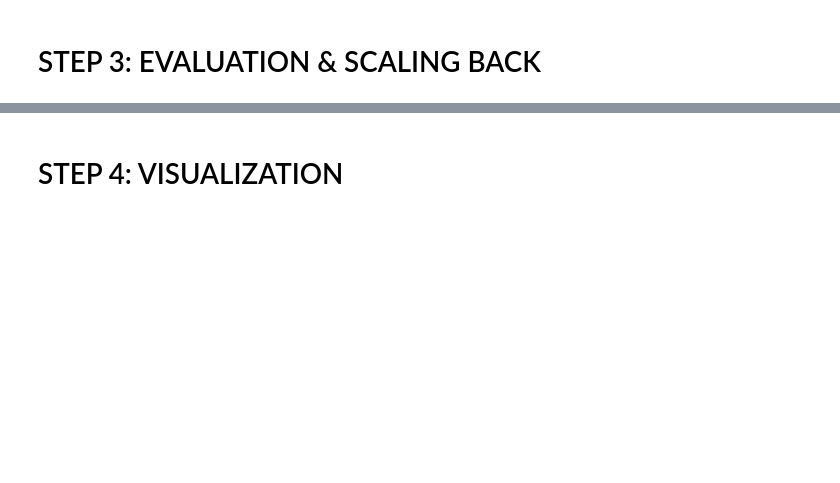
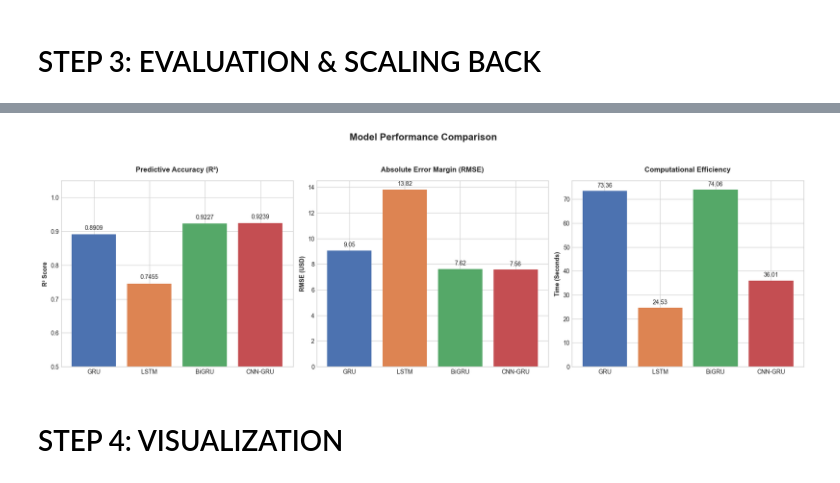
Before and after one commit to Bukhari7703/ML_FSA1_Bukhari, a Jupyter notebook: main_5-year.ipynb, the cells around one changed output, grey strips where cells are left out. Drawn from its saved outputs; the diff is of its cells as text; code cells hidden in the pictures; blank space fills up the shorter version.

```diff
--- a/main_5-year.ipynb
+++ b/main_5-year.ipynb
@@ -330,3 +334,47 @@ R²            : 0.90
+# %%
+def plot_performance_charts(df):
+    # Set up global plot style
+    plt.style.use('seaborn-v0_8-whitegrid')
+    fig, axes = plt.subplots(1, 3, figsize=(18, 5.5))
+
+    models = df['Model']
+    colors = ['#4C72B0', '#DD8452', '#55A868', '#C44E52'] # Distinct colors for each model
+
+    # --- Plot 1: R² Score (Higher is Better) ---
+    axes[0].bar(models, df['R²'], color=colors)
+    axes[0].set_ylabel('R² Score', fontweight='bold')
+    axes[0].set_title('Predictive Accuracy (R²)', fontweight='bold', pad=15)
+    axes[0].set_ylim(0.5, 1.05) # Scaled to highlight differences
+
+    # Add value labels on top of bars
+    for i, v in enumerate(df['R²']):
+        axes[0].text(i, v + 0.01, str(v), ha='center', va='bottom', fontsize=10)
+
+    # --- Plot 2: RMSE (Lower is Better) ---
+    axes[1].bar(models, df['RMSE'], color=colors)
+    axes[1].set_ylabel('RMSE (USD)', fontweight='bold')
+    axes[1].set_title('Absolute Error Margin (RMSE)', fontweight='bold', pad=15)
+
+    for i, v in enumerate(df['RMSE']):
+        axes[1].text(i, v + 0.2, str(v), ha='center', va='bottom', fontsize=10)
+
+    # --- Plot 3: Training Time (Lower is Better) ---
+    axes[2].bar(models, df['Training Time (s)'], color=colors)
+    axes[2].set_ylabel('Time (Seconds)', fontweight='bold')
+    axes[2].set_title('Computational Efficiency', fontweight='bold', pad=15)
+
+    for i, v in enumerate(df['Training Time (s)']):
+        axes[2].text(i, v + 1, str(v), ha='center', va='bottom', fontsize=10)
+
+    # Final formatting
+    plt.suptitle('Model Performance Comparison', fontsize=16, y=1.05, fontweight='bold')
+    plt.tight_layout()
+    plt.show()
+
+# Run the plot function
+plot_performance_charts(results_df)
+# %% [output]
+[figure, added]
 # %% [markdown]
 # STEP 4: VISUALIZATION
 # %%
```
Also changed, not shown: parts of 7 cells of this notebook, 6 other files.
